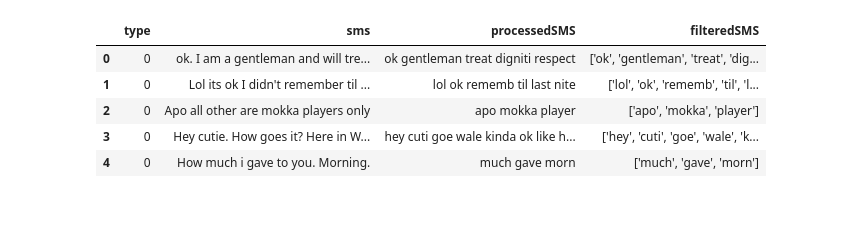
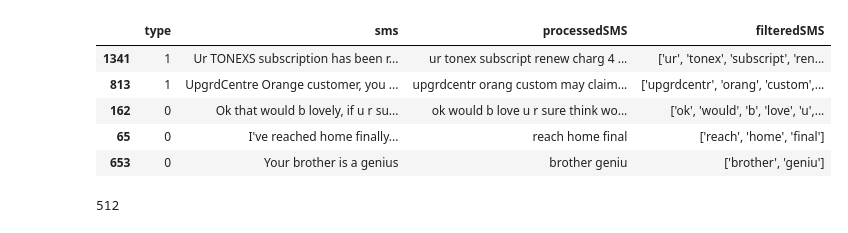
Before and after one commit to AzwadShameem/Spam_Classifier, a Jupyter notebook: custom_embeds.ipynb, the cells around one changed output. Saved outputs shown, nothing was run; the diff lists cells and outputs as text; code cells hidden in the pictures.

```diff
--- a/custom_embeds.ipynb
+++ b/custom_embeds.ipynb
@@ -11,12 +13,17 @@ from nltk.stem import PorterStemmer as Stemmer
 # %%
-df = pd.read_csv("undersampled_spam.csv", encoding='latin')
+df = pd.read_csv("undersampled_spam.csv", encoding="latin")
 df = df.drop(columns=["Unnamed: 0"])
-df.head()
+df.sample(5)
 # %% [output]
 |  | type | sms | processedSMS | filteredSMS |
-| 0 | 0 | ok. I am a gentleman and will tre... | ok gentleman treat digniti respect | ['ok', 'gentleman', 'treat', 'dig... |
-| 1 | 0 | Lol its ok I didn't remember til ... | lol ok rememb til last nite | ['lol', 'ok', 'rememb', 'til', 'l... |
-| 2 | 0 | Apo all other are mokka players only | apo mokka player | ['apo', 'mokka', 'player'] |
-| 3 | 0 | Hey cutie. How goes it? Here in W... | hey cuti goe wale kinda ok like h... | ['hey', 'cuti', 'goe', 'wale', 'k... |
-| 4 | 0 | How much i gave to you. Morning. | much gave morn | ['much', 'gave', 'morn'] |
+| 1341 | 1 | Ur TONEXS subscription has been r... | ur tonex subscript renew charg 4 ... | ['ur', 'tonex', 'subscript', 'ren... |
+| 813 | 1 | UpgrdCentre Orange customer, you ... | upgrdcentr orang custom may claim... | ['upgrdcentr', 'orang', 'custom',... |
+| 162 | 0 | Ok that would b lovely, if u r su... | ok would b love u r sure think wo... | ['ok', 'would', 'b', 'love', 'u',... |
+| 65 | 0 | I've reached home finally... | reach home final | ['reach', 'home', 'final'] |
+| 653 | 0 | Your brother is a genius | brother geniu | ['brother', 'geniu'] |
+# %%
+longest_sms = max([len(sms) for sms in df["filteredSMS"]])
+print(longest_sms)
+# %% [output]
+512
 # %%
```
Also changed, not shown: parts of 16 cells of this notebook, 5 other files.
